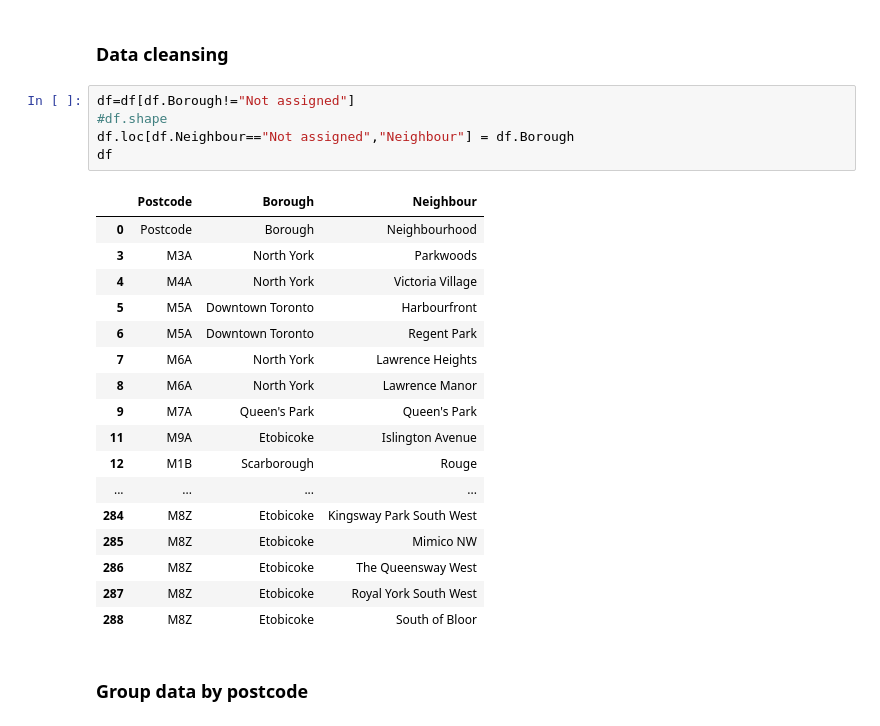
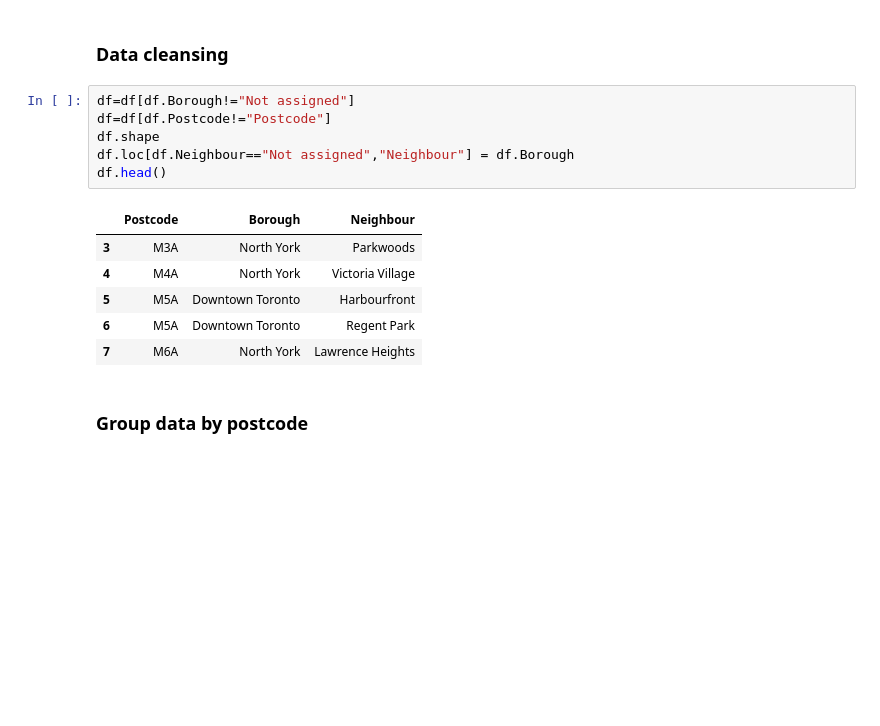
Before and after one commit to jaszhou/capstone, a Jupyter notebook: neighborhood.ipynb, the cells around one changed output. Saved outputs shown, nothing was run; the diff lists cells and outputs as text; blank space fills up the shorter version.

```diff
--- a/neighborhood.ipynb
+++ b/neighborhood.ipynb
@@ -113,27 +94,17 @@ df
 <h3>Data cleansing</h3>
 # %%
 df=df[df.Borough!="Not assigned"]
-#df.shape
+df=df[df.Postcode!="Postcode"]
+df.shape
 df.loc[df.Neighbour=="Not assigned","Neighbour"] = df.Borough
-df
+df.head()
 # %% [output]
 |  | Postcode | Borough | Neighbour |
-| 0 | Postcode | Borough | Neighbourhood |
 | 3 | M3A | North York | Parkwoods |
 | 4 | M4A | North York | Victoria Village |
 | 5 | M5A | Downtown Toronto | Harbourfront |
 | 6 | M5A | Downtown Toronto | Regent Park |
 | 7 | M6A | North York | Lawrence Heights |
-| 8 | M6A | North York | Lawrence Manor |
-| 9 | M7A | Queen's Park | Queen's Park |
-| 11 | M9A | Etobicoke | Islington Avenue |
-| 12 | M1B | Scarborough | Rouge |
-| ... | ... | ... | ... |
-| 284 | M8Z | Etobicoke | Kingsway Park South West |
-| 285 | M8Z | Etobicoke | Mimico NW |
-| 286 | M8Z | Etobicoke | The Queensway West |
-| 287 | M8Z | Etobicoke | Royal York South West |
-| 288 | M8Z | Etobicoke | South of Bloor |
 # %% [markdown]
 <h3>Group data by postcode</h3>
 # %%
```
Also changed, not shown: parts of 7 cells of this notebook.
